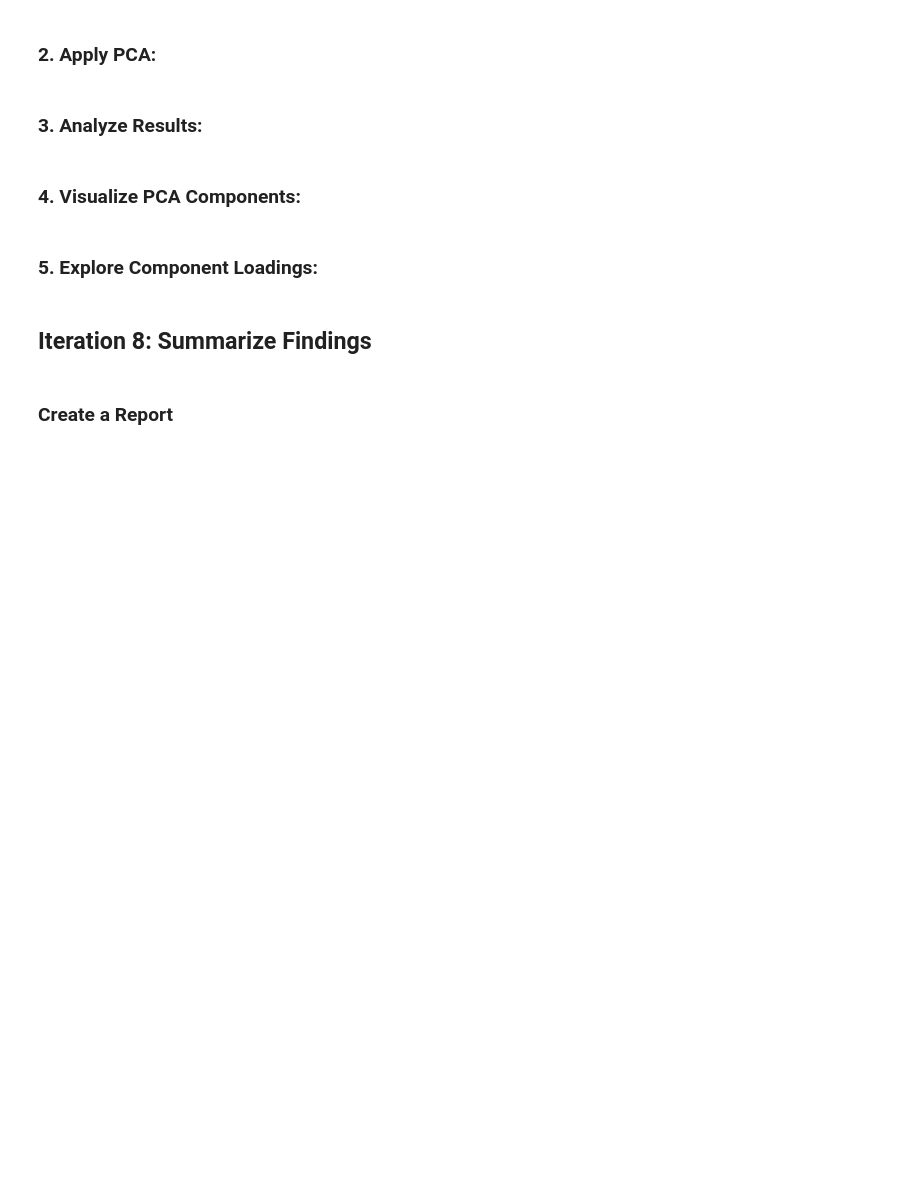
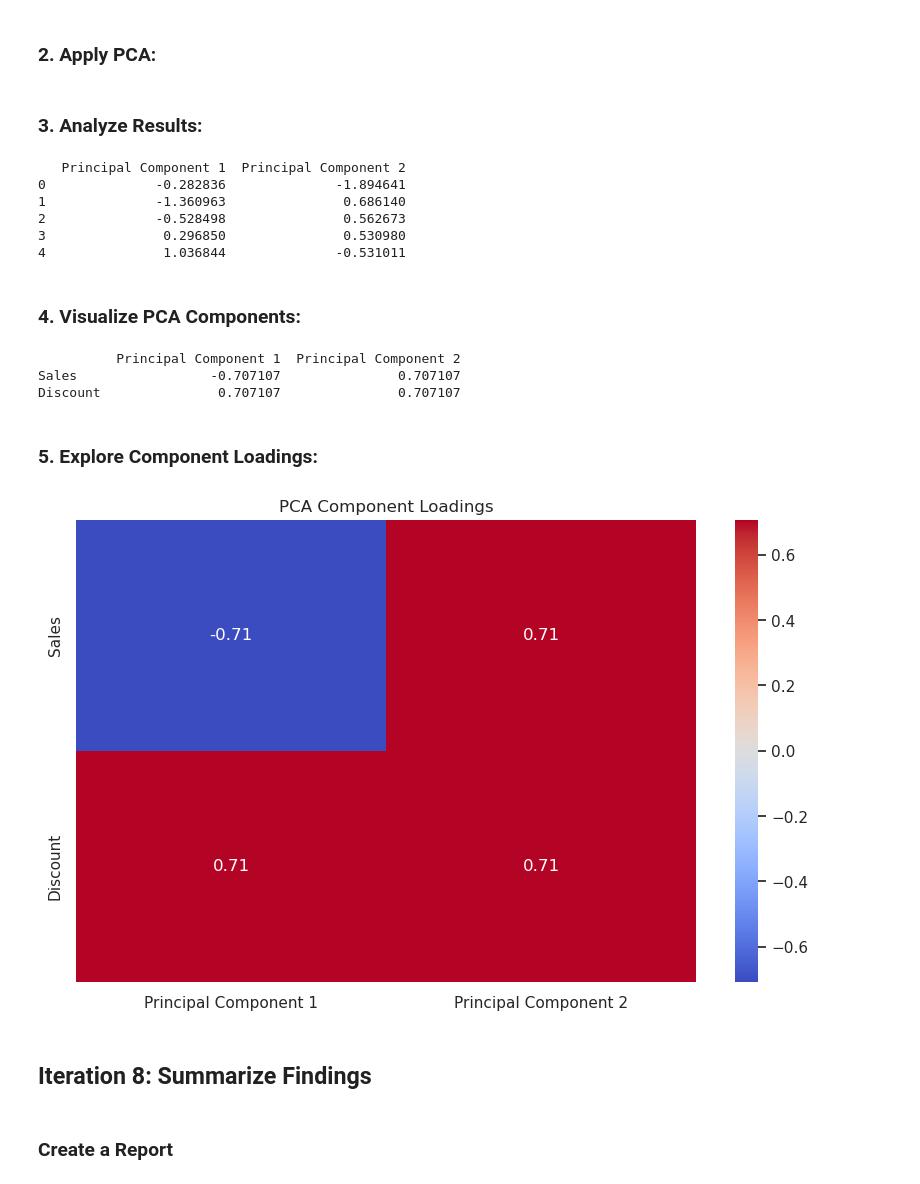
Before and after one commit to GuaSiMoTO/LAB-Python-for-Data-Analysis-EDA-public, a Jupyter notebook: LAB-Exploratory-Data-Analysis.ipynb, the cells around one changed output. Cells and saved outputs as stored; diff of their text form; code cells hidden in the pictures; blank space fills up the shorter version.

```diff
--- a/LAB-Exploratory-Data-Analysis.ipynb
+++ b/LAB-Exploratory-Data-Analysis.ipynb
@@ -385,3 +466,12 @@ plt.show()
 ## Iteration 7: Dimensionality Reduction with PCA
 # %% [markdown]
 ### 1. Prepare the Data:
+# %%
+from sklearn.preprocessing import StandardScaler
+
+# Standard Scaling
+standard_scaler = StandardScaler()
+scaled_data = standard_scaler.fit_transform(df[['Sales','Discount']])
+scaled_df = pd.DataFrame(scaled_data, columns = ('Sales','Discount'))
+print("Standard Scaled Data:")
+print(scaled_df)
@@ -388,11 +494,45 @@ plt.show()
 # %% [markdown]
 ### 2. Apply PCA:
+# %%
+from sklearn.decomposition import PCA
+# Initialize PCA with the number of components you want to keep. Here, we choose 2 components.
+pca = PCA(n_components=2)
 # %% [markdown]
 ### 3. Analyze Results:
+# %%
+# Fit PCA on the standardized data and transform it to get the principal components.
+principal_components = pca.fit_transform(scaled_df)
+
+#Display the first few rows of the DataFrame to see the principal components.
+print(principal_df.head())
+# %% [output]
+   Principal Component 1  Principal Component 2
+0              -0.282836              -1.894641
+1              -1.360963               0.686140
+2              -0.528498               0.562673
+3               0.296850               0.530980
+4               1.036844              -0.531011
 # %% [markdown]
 ### 4. Visualize PCA Components:
+# %%
+
+# Get the PCA component loadings
+loadings = pca.components_.T
+loading_df = pd.DataFrame(loadings, columns=['Principal Component 1', 'Principal Component 2'], index = ('Sales','Discount'))
+print(loading_df)
+# %% [output]
+          Principal Component 1  Principal Component 2
+Sales                 -0.707107               0.707107
+Discount               0.707107               0.707107
 # %% [markdown]
 ### 5. Explore Component Loadings:
+# %%
+plt.figure(figsize=(10, 6))
+sns.heatmap(loading_df, annot=True, cmap='coolwarm', center=0)
+plt.title('PCA Component Loadings')
+plt.show()
+# %% [output]
+[figure, added]
 # %% [markdown]
 ## Iteration 8: Summarize Findings
 # %% [markdown]
```
Also changed, not shown: parts of 22 cells of this notebook, 1 other file.
